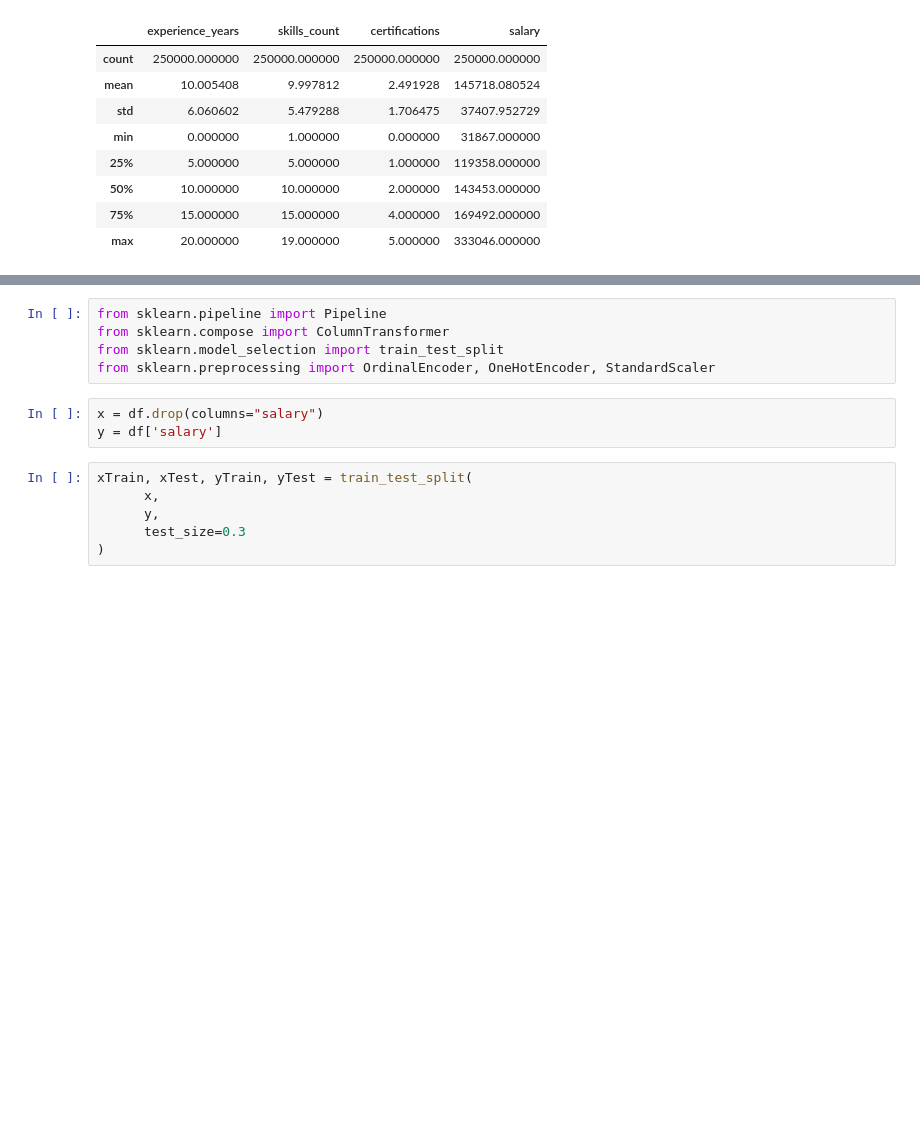
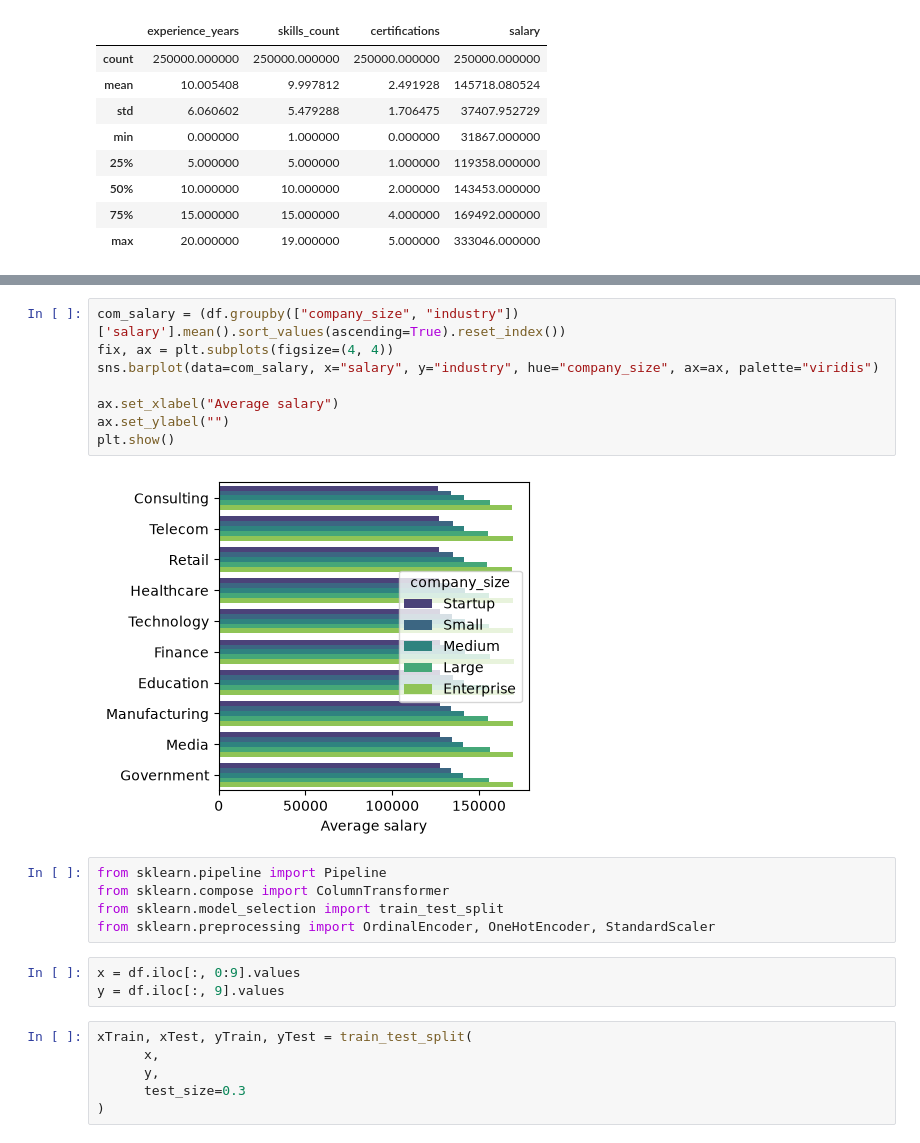
Before and after one commit to HimmatMagar/Job_Salary_Prediction, a Jupyter notebook: notebooks/research.ipynb, the cells around one changed output, grey strips where cells are left out. Cells and saved outputs as stored; diff of their text form; blank space fills up the shorter version.

```diff
--- a/notebooks/research.ipynb
+++ b/notebooks/research.ipynb
@@ -118,11 +158,21 @@ array(['Hybrid', 'No', 'Yes'], dtype=object)
+# %%
+com_salary = (df.groupby(["company_size", "industry"])['salary'].mean().sort_values(ascending=True).reset_index())
+fix, ax = plt.subplots(figsize=(4, 4))
+sns.barplot(data=com_salary, x="salary", y="industry", hue="company_size", ax=ax, palette="viridis")
+
+ax.set_xlabel("Average salary")
+ax.set_ylabel("")
+plt.show()
+# %% [output]
+[figure, added]
 # %%
 from sklearn.pipeline import Pipeline
 from sklearn.compose import ColumnTransformer
 from sklearn.model_selection import train_test_split
 from sklearn.preprocessing import OrdinalEncoder, OneHotEncoder, StandardScaler
 # %%
-x = df.drop(columns="salary")
-y = df['salary']
+x = df.iloc[:, 0:9].values
+y = df.iloc[:, 9].values
 # %%
 xTrain, xTest, yTrain, yTest = train_test_split(
       x,
```
Also changed, not shown: parts of 25 cells of this notebook, 4 other files.
